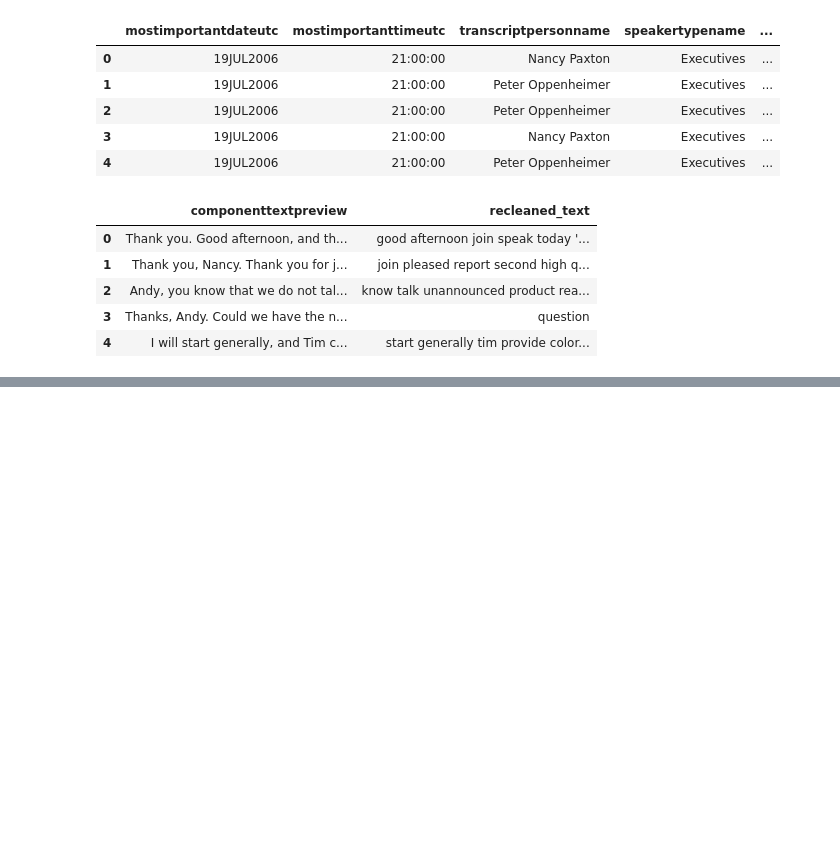
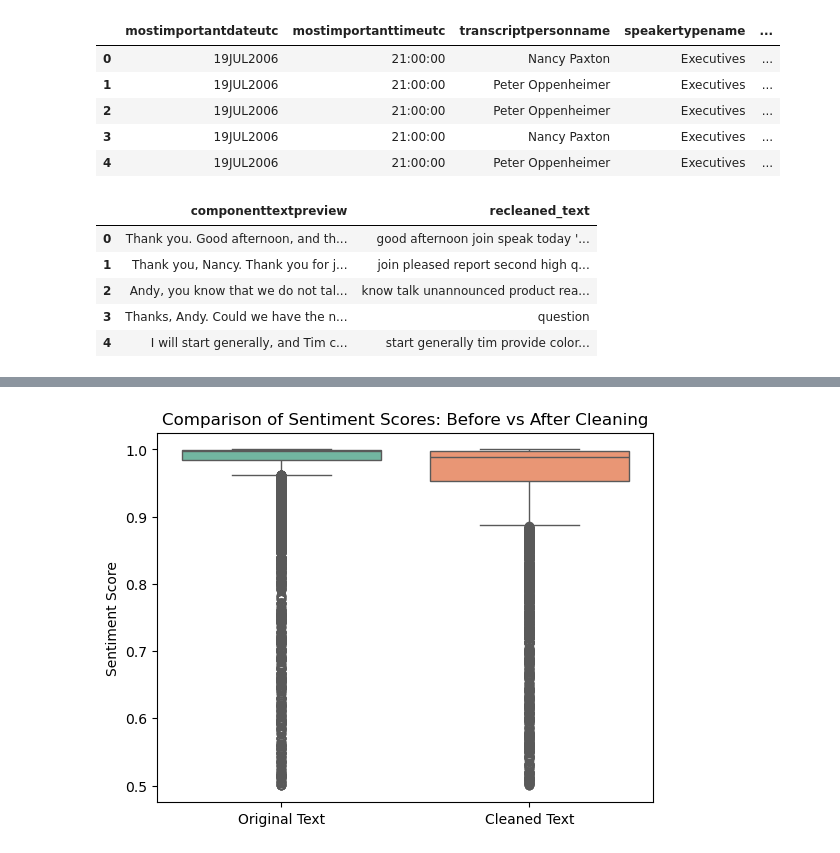
Before and after one commit to YifengQiu220/apple-sentiment-nlp, a Jupyter notebook: test1_2.23.ipynb, the cells around one changed output, grey strips where cells are left out. Saved outputs shown, nothing was run; the diff lists cells and outputs as text; code cells hidden in the pictures; blank space fills up the shorter version.

```diff
--- a/test1_2.23.ipynb
+++ b/test1_2.23.ipynb
@@ -399,3 +403,34 @@ executives_df_cleaned[["componenttextpreview", "recleaned_text"]].head()
 | 2 | Andy, you know that we do not tal... | know talk unannounced product rea... |
 | 3 | Thanks, Andy. Could we have the n... | question |
 | 4 | I will start generally, and Tim c... | start generally tim provide color... |
+# %%
+from transformers import pipeline
+
+# Load the sentiment analysis model
+sentiment_model = pipeline("sentiment-analysis")
+
+# Analyze original text sentiment
+executives_df_cleaned["original_sentiment"] = executives_df_cleaned["componenttextpreview"].apply(lambda x: sentiment_model(x)[0]["label"])
+executives_df_cleaned["original_score"] = executives_df_cleaned["componenttextpreview"].apply(lambda x: sentiment_model(x)[0]["score"])
+
+# Analyze cleaned text sentiment
+executives_df_cleaned["cleaned_sentiment"] = executives_df_cleaned["cleaned_text"].apply(lambda x: sentiment_model(x)[0]["label"])
+executives_df_cleaned["cleaned_score"] = executives_df_cleaned["cleaned_text"].apply(lambda x: sentiment_model(x)[0]["score"])
+
+# Compare sentiment changes
+executives_df_cleaned["sentiment_changed"] = executives_df_cleaned["original_sentiment"] != executives_df_cleaned["cleaned_sentiment"]
+executives_df_cleaned["score_diff"] = executives_df_cleaned["cleaned_score"] - executives_df_cleaned["original_score"]
+
+# Summary statistics
+print("Number of rows with changed sentiment labels:", executives_df_cleaned["sentiment_changed"].sum())
+print("Average score difference:", executives_df_cleaned["score_diff"].mean())
+
+# View top rows with changed sentiment
+executives_df_cleaned[executives_df_cleaned["sentiment_changed"]].head(10)[[
+    "componenttextpreview",
+    "cleaned_text",
+    "original_sentiment",
+    "cleaned_sentiment",
+    "original_score",
+    "cleaned_score"
+]]
@@ -401,0 +454,12 @@ executives_df_cleaned[["componenttextpreview", "recleaned_text"]].head()
+# %%
+import seaborn as sns
+import matplotlib.pyplot as plt
+
+# Boxplot comparing sentiment scores before and after cleaning
+sns.boxplot(data=executives_df_cleaned[['original_score', 'cleaned_score']], palette='Set2')
+plt.title("Comparison of Sentiment Scores: Before vs After Cleaning")
+plt.ylabel("Sentiment Score")
+plt.xticks([0, 1], ["Original Text", "Cleaned Text"])
+plt.show()
+# %% [output]
+[figure, added]
```
Also changed, not shown: parts of 7 cells of this notebook, 1 other file.
